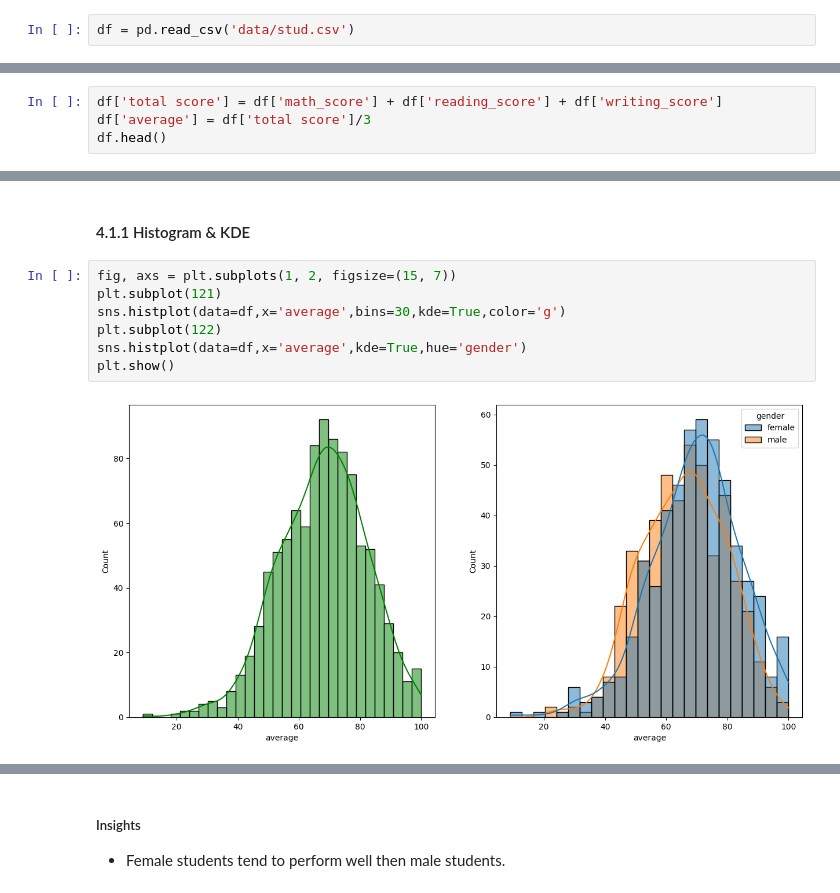
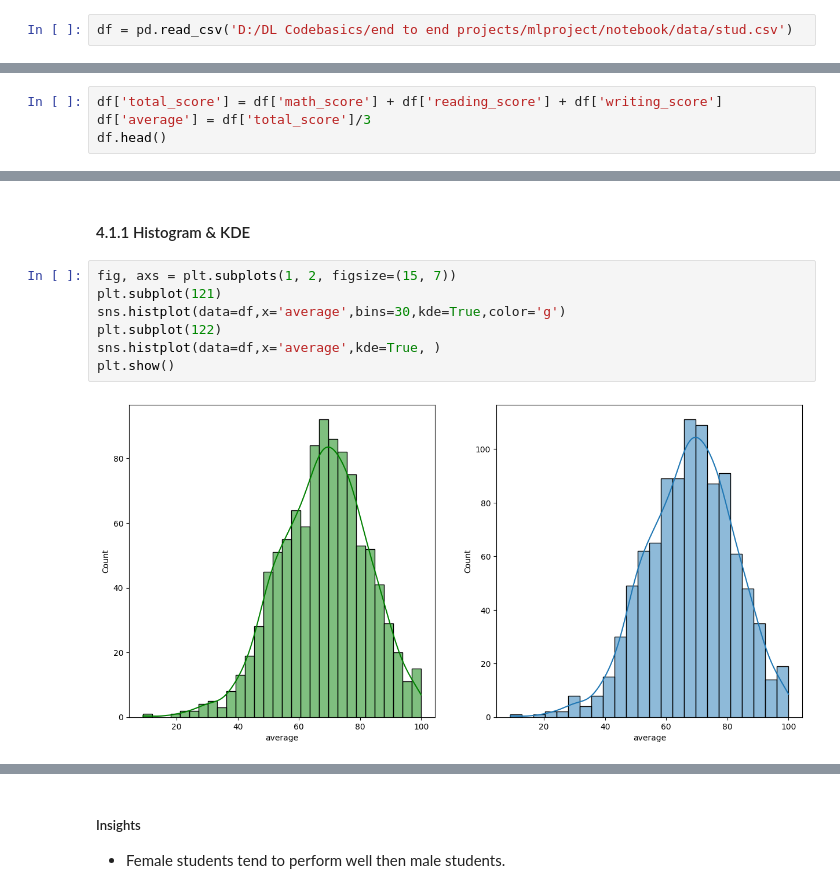
Before and after one commit to HarishNandhan/Studentperformancepredictor, a Jupyter notebook: notebook/1 . EDA STUDENT PERFORMANCE .ipynb, the cells around one changed output, grey strips where cells are left out. Cells and saved outputs as stored; diff of their text form.

Commit message:
Data Tranformation Done

```diff
--- a/notebook/1 . EDA STUDENT PERFORMANCE .ipynb
+++ b/notebook/1 . EDA STUDENT PERFORMANCE .ipynb
@@ -34,7 +32,7 @@ Error:
 # %% [markdown]
 #### Import the CSV Data as Pandas DataFrame
 # %%
-df = pd.read_csv('data/stud.csv')
+df = pd.read_csv('D:/DL Codebasics/end to end projects/mlproject/notebook/data/stud.csv')
 # %% [markdown]
 #### Show Top 5 Records
 # %%
@@ -204,8 +202,8 @@ df.head(2)
 # %% [markdown]
 ### 3.8 Adding columns for "Total Score" and "Average"
 # %%
-df['total score'] = df['math_score'] + df['reading_score'] + df['writing_score']
-df['average'] = df['total score']/3
+df['total_score'] = df['math_score'] + df['reading_score'] + df['writing_score']
+df['average'] = df['total_score']/3
 df.head()
 # %% [output]
 |  | gender | race_ethnicity | parental_level_of_education | lunch | test_preparation_course | math_score | ... |
@@ -252,12 +250,12 @@ Number of students with less than 20 marks in Reading: 1
 # %%
 fig, axs = plt.subplots(1, 2, figsize=(15, 7))
 plt.subplot(121)
 sns.histplot(data=df,x='average',bins=30,kde=True,color='g')
 plt.subplot(122)
-sns.histplot(data=df,x='average',kde=True,hue='gender')
+sns.histplot(data=df,x='average',kde=True, )
 plt.show()
 # %% [output]
-[figure, old version]
+[figure, new version]
 # %%
 fig, axs = plt.subplots(1, 2, figsize=(15, 7))
 plt.subplot(121)
```
Also changed, not shown: parts of 2 cells of this notebook, 5 other files.
